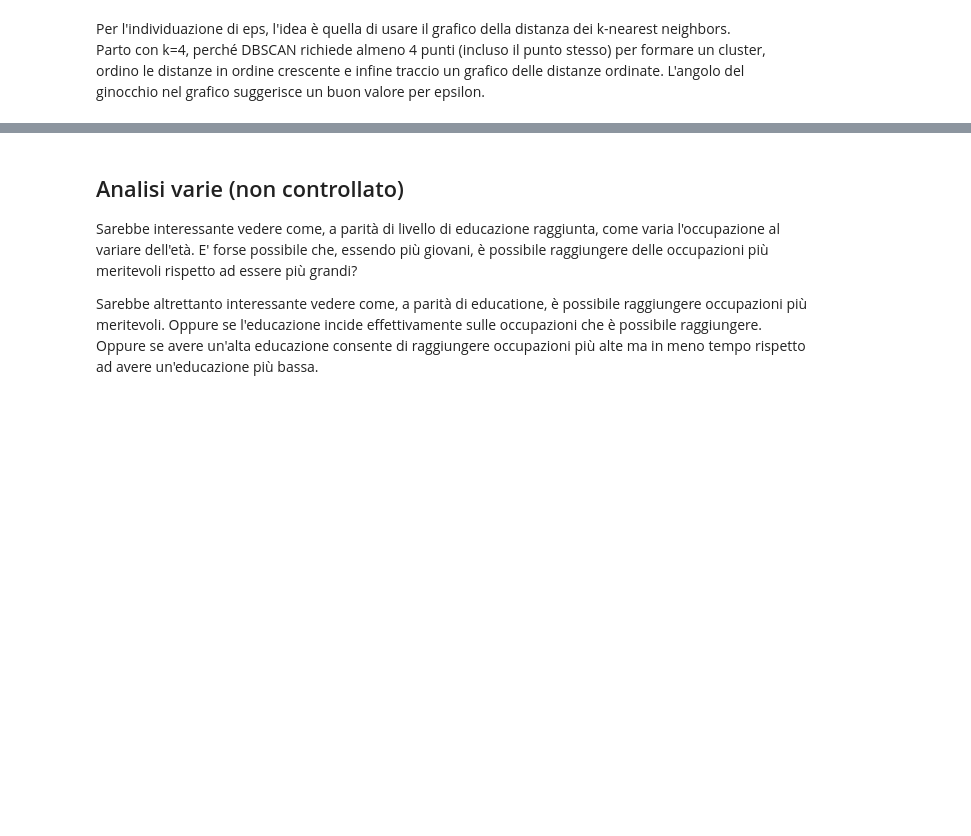
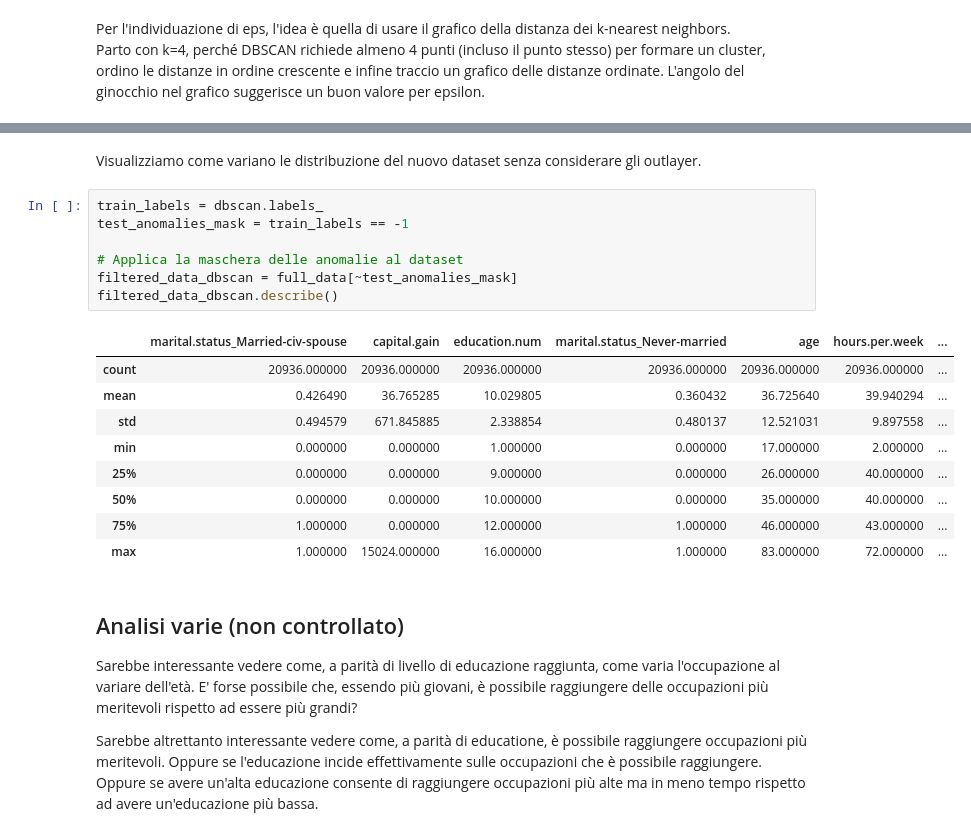
Before and after one commit to ale29ruf/Progetto_Data_Mining, a Jupyter notebook: ProgettoACI.ipynb, the cells around one changed output, grey strips where cells are left out. Drawn from its saved outputs; the diff is of its cells as text; blank space fills up the shorter version.

```diff
--- a/ProgettoACI.ipynb
+++ b/ProgettoACI.ipynb
@@ -1063,4 +1060,23 @@ anomalies.describe()
 | max | 99999.000000 | 16.000000 | 90.000000 | 99.000000 | 4356.000000 |
+# %% [markdown]
+Visualizziamo come variano le distribuzione del nuovo dataset senza considerare gli outlayer.
+# %%
+train_labels = dbscan.labels_
+test_anomalies_mask = train_labels == -1
+
+# Applica la maschera delle anomalie al dataset
+filtered_data_dbscan = full_data[~test_anomalies_mask]
+filtered_data_dbscan.describe()
+# %% [output]
+|  | marital.status_Married-civ-spouse | capital.gain | education.num | marital.status_Never-married | age | hours.per.week | ... |
+| count | 20936.000000 | 20936.000000 | 20936.000000 | 20936.000000 | 20936.000000 | 20936.000000 | ... |
+| mean | 0.426490 | 36.765285 | 10.029805 | 0.360432 | 36.725640 | 39.940294 | ... |
+| std | 0.494579 | 671.845885 | 2.338854 | 0.480137 | 12.521031 | 9.897558 | ... |
+| min | 0.000000 | 0.000000 | 1.000000 | 0.000000 | 17.000000 | 2.000000 | ... |
+| 25% | 0.000000 | 0.000000 | 9.000000 | 0.000000 | 26.000000 | 40.000000 | ... |
+| 50% | 0.000000 | 0.000000 | 10.000000 | 0.000000 | 35.000000 | 40.000000 | ... |
+| 75% | 1.000000 | 0.000000 | 12.000000 | 1.000000 | 46.000000 | 43.000000 | ... |
+| max | 1.000000 | 15024.000000 | 16.000000 | 1.000000 | 83.000000 | 72.000000 | ... |
 # %% [markdown]
 ## Analisi varie (non controllato)
 
```
Also changed, not shown: parts of 3 cells of this notebook.
